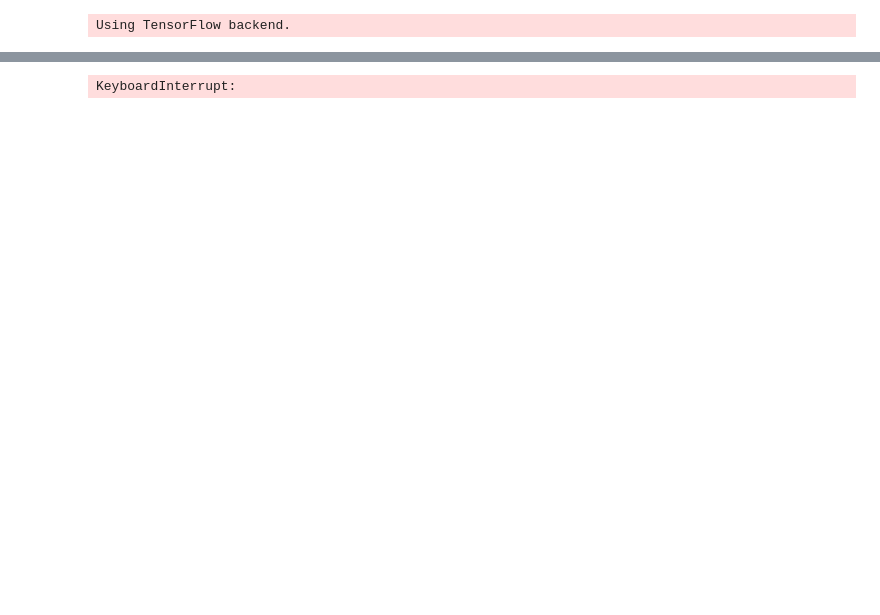
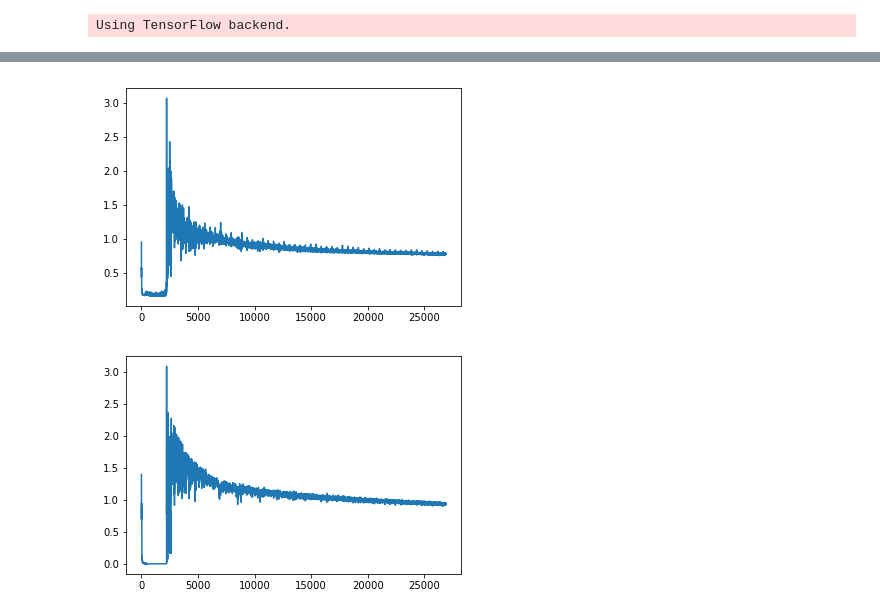
Before and after one commit to renato145/generic-dcgan, a Jupyter notebook: tests.ipynb, the cells around one changed output, grey strips where cells are left out. Saved outputs shown, nothing was run; the diff lists cells and outputs as text; code cells hidden in the pictures; blank space fills up the shorter version.

```diff
--- a/tests.ipynb
+++ b/tests.ipynb
@@ -29,7 +29,7 @@ gan = GanModel(lr=2e-3)
 # %% [output]
 Using TensorFlow backend.
 # %%
-gan.train((X_train, y_train), (X_test, y_test), epochs=100)
+gan.train((X_train, y_train), (X_test, y_test), epochs=2000)
 plt.plot(gan.d_loss)
 plt.show()
 plt.plot(gan.g_loss)
@@ -42,2 +38,3 @@ Epoch : 0001/0100
-KeyboardInterrupt:
+[figure, added]
+[figure, added]
 # %%
```
Also changed, not shown: parts of 4 cells of this notebook, 4 other files.
